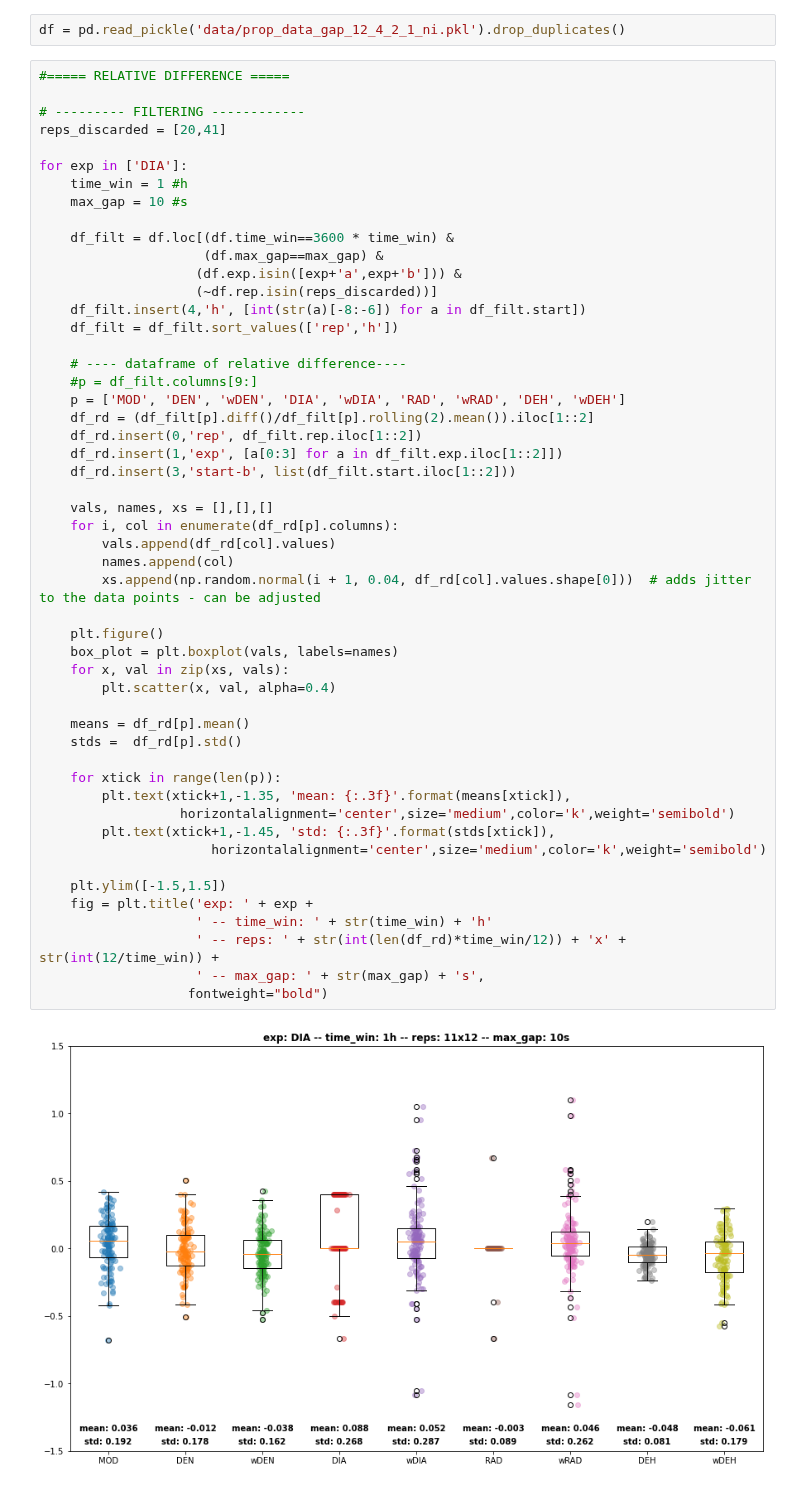
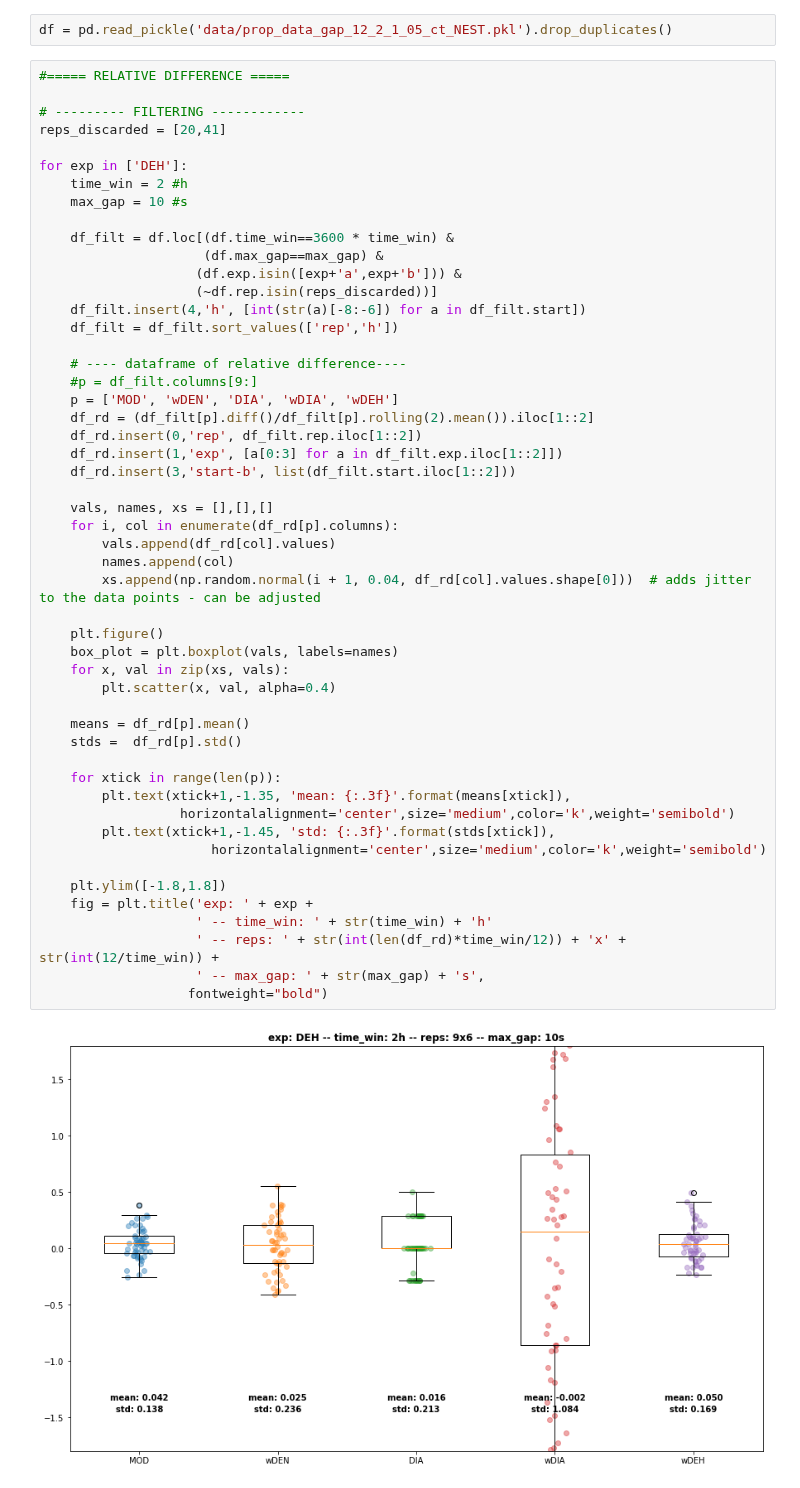
Before and after one commit to EnricoGavagnin/nest_topology_analysis, a Jupyter notebook: NTM_df_prop_processing.ipynb, the cells around one changed output. Saved outputs shown, nothing was run; the diff lists cells and outputs as text.

```diff
--- a/NTM_df_prop_processing.ipynb
+++ b/NTM_df_prop_processing.ipynb
@@ -8,13 +13,13 @@ plt.rcParams['figure.figsize'] = [15, 9]
 # %%
-df = pd.read_pickle('data/prop_data_gap_12_4_2_1_ni.pkl').drop_duplicates()
+df = pd.read_pickle('data/prop_data_gap_12_2_1_05_ct_NEST.pkl').drop_duplicates()
 # %%
 #===== RELATIVE DIFFERENCE =====
 
 # --------- FILTERING ------------
 reps_discarded = [20,41]
 
-for exp in ['DIA']:
-    time_win = 1 #h
+for exp in ['DEH']:
+    time_win = 2 #h
     max_gap = 10 #s
 
     df_filt = df.loc[(df.time_win==3600 * time_win) &
@@ -26,37 +31,37 @@ for exp in ['DIA']:
 
     # ---- dataframe of relative difference----
     #p = df_filt.columns[9:]
-    p = ['MOD', 'DEN', 'wDEN', 'DIA', 'wDIA', 'RAD', 'wRAD', 'DEH', 'wDEH']
+    p = ['MOD', 'wDEN', 'DIA', 'wDIA', 'wDEH']
     df_rd = (df_filt[p].diff()/df_filt[p].rolling(2).mean()).iloc[1::2]
     df_rd.insert(0,'rep', df_filt.rep.iloc[1::2])
     df_rd.insert(1,'exp', [a[0:3] for a in df_filt.exp.iloc[1::2]])
     df_rd.insert(3,'start-b', list(df_filt.start.iloc[1::2]))
 
     vals, names, xs = [],[],[]
     for i, col in enumerate(df_rd[p].columns):
         vals.append(df_rd[col].values)
         names.append(col)
         xs.append(np.random.normal(i + 1, 0.04, df_rd[col].values.shape[0]))  # adds jitter to the data points - can be adjusted
 
     plt.figure()
     box_plot = plt.boxplot(vals, labels=names)
     for x, val in zip(xs, vals):
         plt.scatter(x, val, alpha=0.4)
 
     means = df_rd[p].mean()
     stds =  df_rd[p].std()
 
     for xtick in range(len(p)):
         plt.text(xtick+1,-1.35, 'mean: {:.3f}'.format(means[xtick]),
                   horizontalalignment='center',size='medium',color='k',weight='semibold')
         plt.text(xtick+1,-1.45, 'std: {:.3f}'.format(stds[xtick]),
                       horizontalalignment='center',size='medium',color='k',weight='semibold')
 
-    plt.ylim([-1.5,1.5])
+    plt.ylim([-1.8,1.8])
     fig = plt.title('exp: ' + exp +
                     ' -- time_win: ' + str(time_win) + 'h'
                     ' -- reps: ' + str(int(len(df_rd)*time_win/12)) + 'x' + str(int(12/time_win)) +
                     ' -- max_gap: ' + str(max_gap) + 's',
                    fontweight="bold")
 # %% [output]
-[figure, old version]
+[figure, new version]
```
Also changed, not shown: parts of 7 cells of this notebook, 4 other files.
